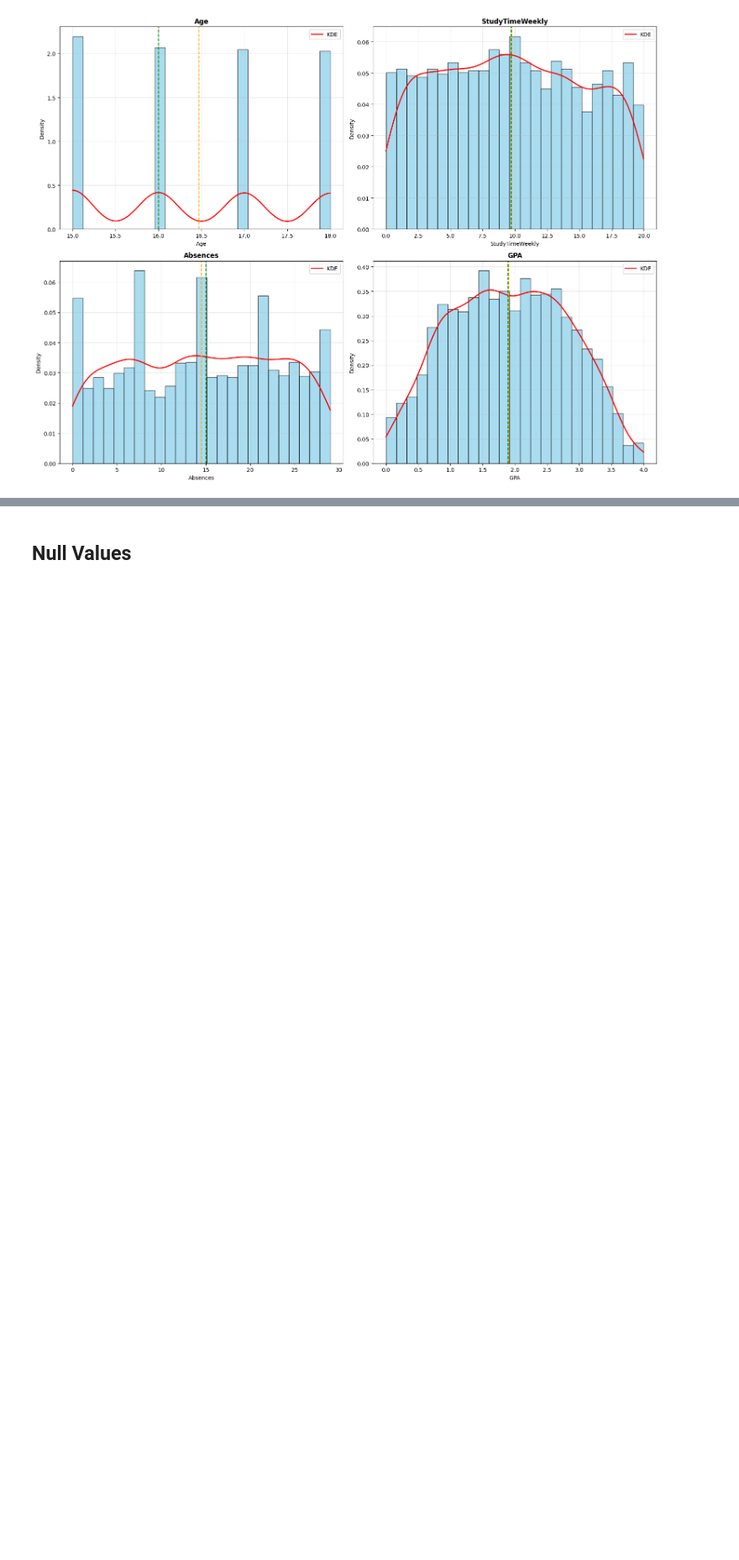
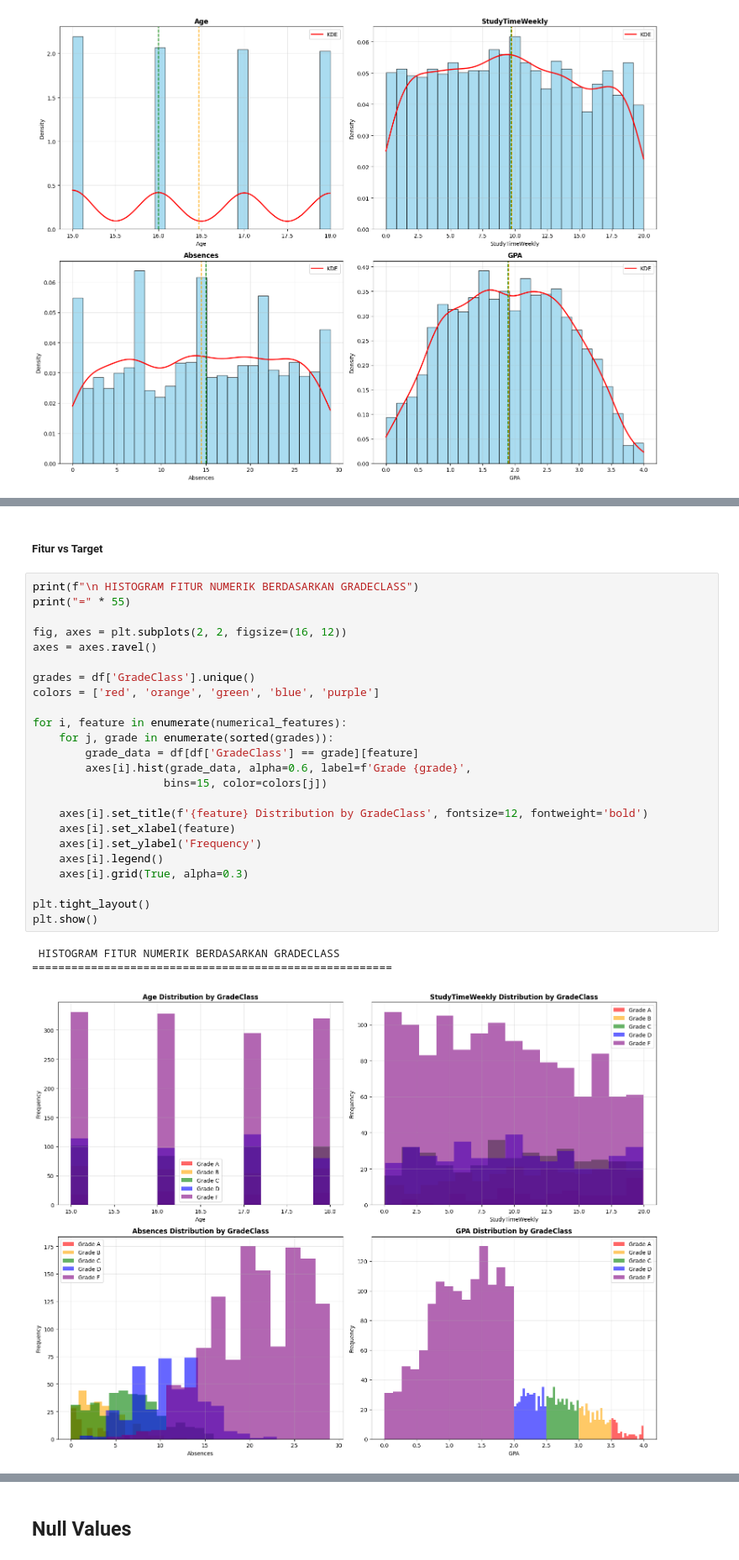
Before and after one commit to stevennowen/Seleksi-AI-Part-2-3, a Jupyter notebook: src/doe_supervised.ipynb, the cells around one changed output, grey strips where cells are left out. Shown at 84% size. Drawn from its saved outputs; the diff is of its cells as text; blank space fills up the shorter version.

```diff
--- a/src/doe_supervised.ipynb
+++ b/src/doe_supervised.ipynb
@@ -157,0 +242,30 @@ plt.show()
+# %% [markdown]
+##### Fitur vs Target
+# %%
+print(f"\n HISTOGRAM FITUR NUMERIK BERDASARKAN GRADECLASS")
+print("=" * 55)
+
+fig, axes = plt.subplots(2, 2, figsize=(16, 12))
+axes = axes.ravel()
+
+grades = df['GradeClass'].unique()
+colors = ['red', 'orange', 'green', 'blue', 'purple']
+
+for i, feature in enumerate(numerical_features):
+    for j, grade in enumerate(sorted(grades)):
+        grade_data = df[df['GradeClass'] == grade][feature]
+        axes[i].hist(grade_data, alpha=0.6, label=f'Grade {grade}',
+                    bins=15, color=colors[j])
+
+    axes[i].set_title(f'{feature} Distribution by GradeClass', fontsize=12, fontweight='bold')
+    axes[i].set_xlabel(feature)
+    axes[i].set_ylabel('Frequency')
+    axes[i].legend()
+    axes[i].grid(True, alpha=0.3)
+
+plt.tight_layout()
+plt.show()
+# %% [output]
+ HISTOGRAM FITUR NUMERIK BERDASARKAN GRADECLASS
+=======================================================
+[figure, added]
```
Also changed, not shown: parts of 23 cells of this notebook.
